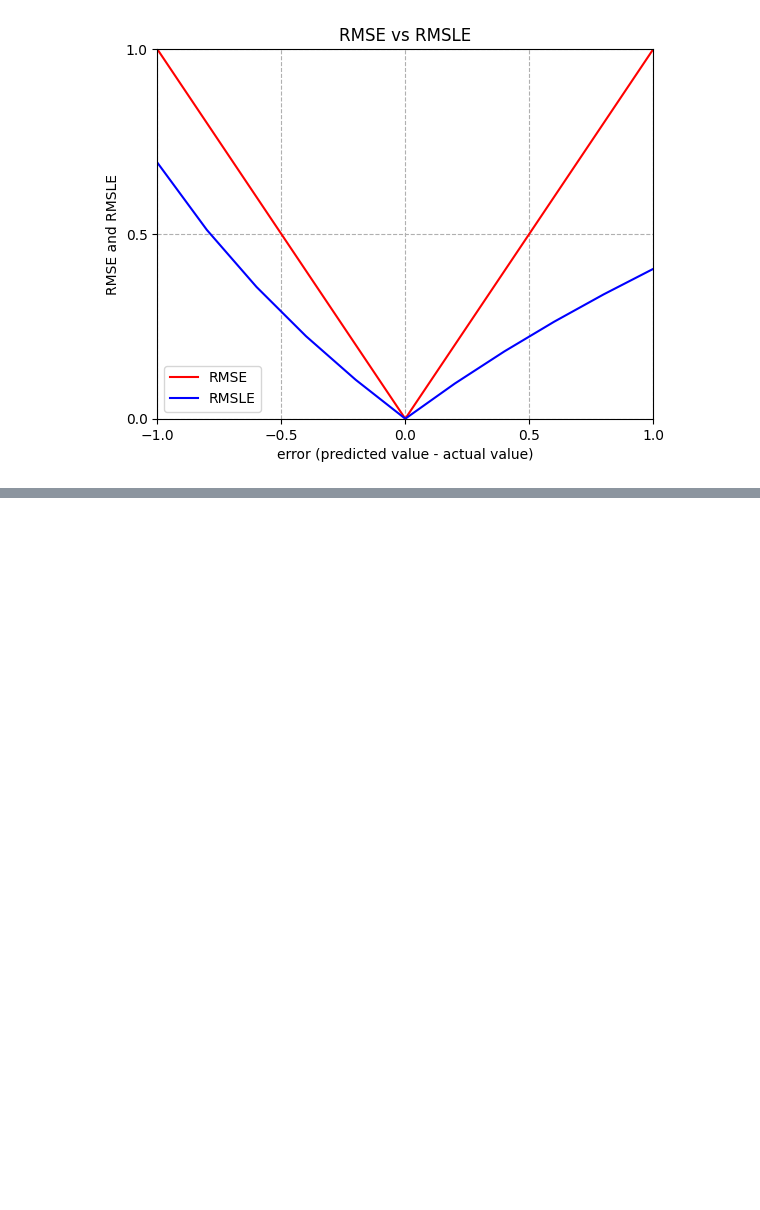
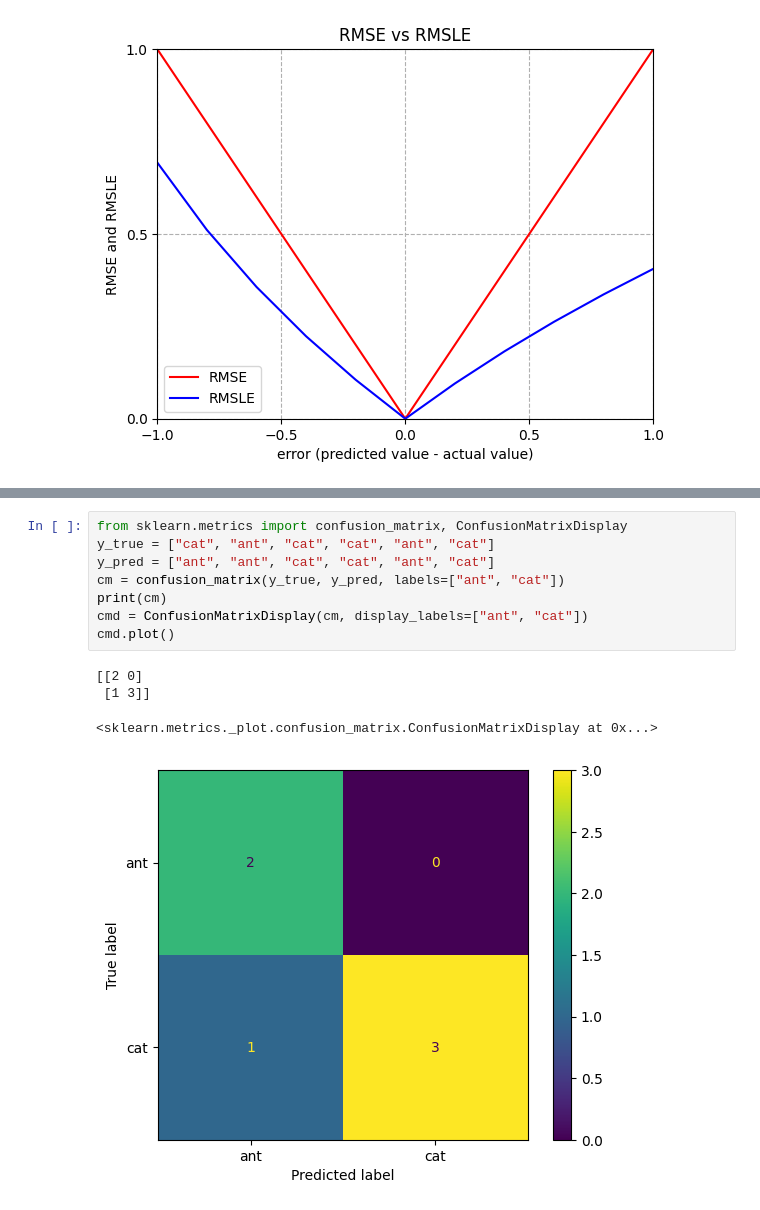
Before and after one commit to CombatWombatHub/aiml-notes, a Jupyter notebook: utils/plotmaker.ipynb, the cells around one changed output, grey strips where cells are left out. Drawn from its saved outputs; the diff is of its cells as text; blank space fills up the shorter version.

```diff
--- a/utils/plotmaker.ipynb
+++ b/utils/plotmaker.ipynb
@@ -125,0 +137,13 @@ plt.show()
+# %%
+from sklearn.metrics import confusion_matrix, ConfusionMatrixDisplay
+y_true = ["cat", "ant", "cat", "cat", "ant", "cat"]
+y_pred = ["ant", "ant", "cat", "cat", "ant", "cat"]
+cm = confusion_matrix(y_true, y_pred, labels=["ant", "cat"])
+print(cm)
+cmd = ConfusionMatrixDisplay(cm, display_labels=["ant", "cat"])
+cmd.plot()
+# %% [output]
+[[2 0]
+ [1 3]]
+<sklearn.metrics._plot.confusion_matrix.ConfusionMatrixDisplay at 0x...>
+[figure, added]
```
Also changed, not shown: parts of 1 cell of this notebook, 1 other file.
